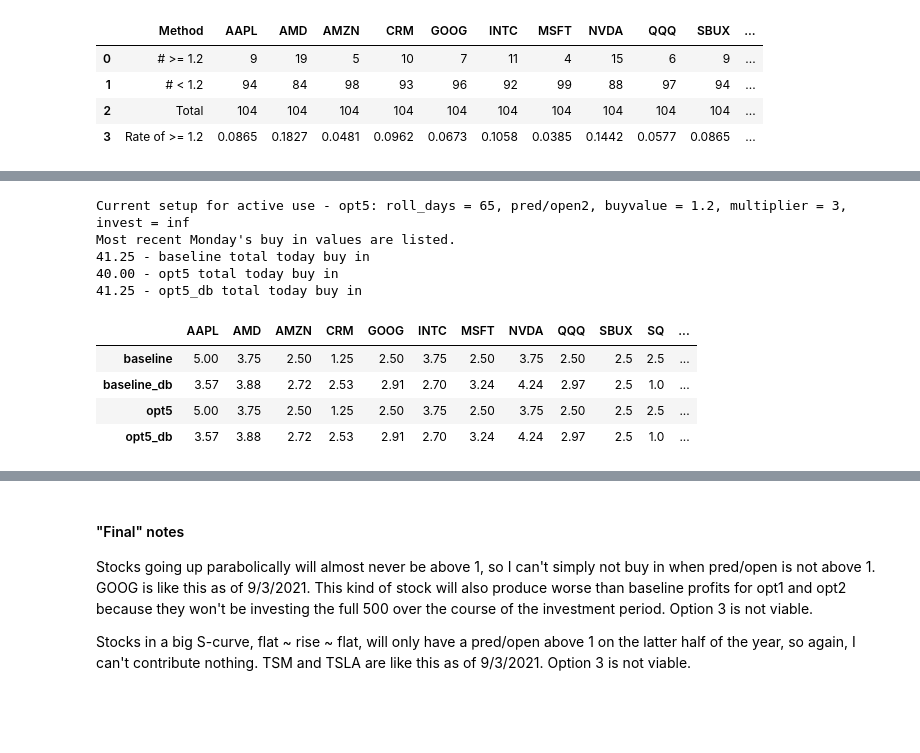
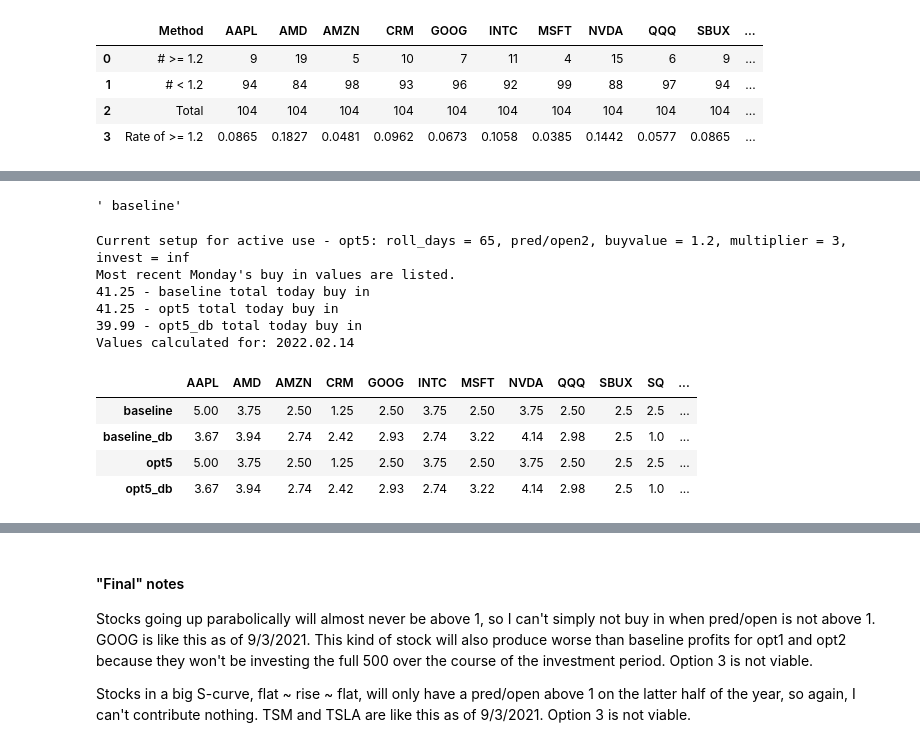
Before and after one commit to applewjr/Stock_Projects, a Jupyter notebook: pred_open.ipynb, the cells around one changed output, grey strips where cells are left out. Saved outputs shown, nothing was run; the diff lists cells and outputs as text; code cells hidden in the pictures; blank space fills up the shorter version.

```diff
--- a/pred_open.ipynb
+++ b/pred_open.ipynb
@@ -149,18 +152,19 @@ trade_type = 'stock'
 
 ### choose stocks of interest
 # stocks chosen must all have data for full range of dates
-stock_list = ['AAPL', 'AMD', 'AMZN', 'CRM', 'GOOG', 'INTC', 'MSFT', 'NVDA', 'QQQ', 'SBUX', 'SQ', 'TSLA', 'TSM'] # core list
+# stock_list = ['AAPL', 'AMD', 'AMZN', 'CRM', 'GOOG', 'INTC', 'MSFT', 'NVDA', 'QQQ', 'SBUX', 'SQ', 'TSLA', 'TSM'] # core list
 # stock_list = ['BTC-USD', 'ETH-USD']
 # stock_list = ['^GSPC'] # AKA S&P 500
 # stock_list = ['VFIAX', 'VTIAX', 'VTSAX']
-# stock_list = ['AAPL', 'SQ', 'TSLA'] # quicker for test runs
+stock_list = ['AAPL', 'SQ', 'TSLA'] # quicker for test runs
+# stock_list = ['AAPL']
 # stock_list = ['TDOC', 'PINS'] # for net loss test runs
 # stock_list = ['FDX', 'TFC', 'DCI', 'DIS', 'MDLZ', 'ROST', 'MDT', 'RTX', 'V'] # random-ish stocks
 
 ### choose how much to contribute each weekly period
 # may choose a single value for all stocks or a set of tailored values per stock
-contrib_amt = [5.00, 3.75, 2.50, 1.25, 2.50, 3.75, 2.50, 3.75, 2.50, 2.50, 2.50, 5.00, 3.75] # for core list new
-# contrib_amt = [10]
+# contrib_amt = [5.00, 3.75, 2.50, 1.25, 2.50, 3.75, 2.50, 3.75, 2.50, 2.50, 2.50, 5.00, 3.75] # for core list new
+contrib_amt = [10]
 # contrib_amt = [5]
 # contrib_amt = [350, 50, 100] # for 3 index list
 
@@ -316,6 +329,14 @@ if trade_type == 'crypto' or trade_type == 'index':
         # ,end = '2022-01-18'
         ,period = str(day_hist) + 'd'
     )
+
+    # ensures a single crypto or index can pass through, not just 2+
+    if len(stock_list) == 1:
+        df[stock_list[0]] = df['Open']
+        df = df[[stock_list[0]]]
+    else:
+        df = df['Open']
+
 else:
     # Pull all data except for today
     df_bulk = yf.download(
@@ -324,6 +345,14 @@ else:
             # ,end = '2022-01-18'
             ,period = str(day_hist) + 'd'
         )
+
+    # ensures a single stock can pass through, not just 2+
+    if len(stock_list) == 1:
+        df_bulk[stock_list[0]] = df_bulk['Open']
+        df_bulk = df_bulk[[stock_list[0]]]
+    else:
+        df_bulk = df_bulk['Open']
+
     df_good_index = df_bulk.copy() # used to grab the ideal index
     df_bulk.drop(df_bulk.tail(1).index,inplace=True) # bulk w/o the most recent day
 
@@ -335,7 +364,7 @@ else:
 
     # sub in good open data for today
     for i in stock_list:
-        df['Open', i][len(df)-1] = df_now['Open', i].copy()
+        df[i][len(df)-1] = df_now[i].copy()
 
-df['Open']
+df
 # %% [output]
@@ -1203,35 +1316,39 @@ try:
 except:
     print('Can\'t export data')
+# %%
+now.index[0]
+# %% [output]
+' baseline'
 # %%
-################## I/P - add dynamic baseline and opt 5 dynamic
-
 print(f'Current setup for active use - opt5: {roll_days = }, pred/open2, {buyvalue = }, {multiplier = }, {invest = }')
 print('Most recent Monday\'s buy in values are listed.')
 
 opt0_cost = 0
 opt5_cost = 0
 opt5_db_cost = 0
 for i in stock_list:
     opt0_cost += now.iloc[0][i]
-    opt5_cost += now.iloc[5][i]
-    opt5_db_cost += now.iloc[6][i]
+    opt5_cost += now.iloc[4][i]
+    opt5_db_cost += now.iloc[5][i]
 
-print(f'{opt0_cost:.2f} - baseline total today buy in')
-print(f'{opt5_cost:.2f} - opt5 total today buy in')
-print(f'{opt5_db_cost:.2f} - opt5_db total today buy in')
+print(f'{opt0_cost:.2f} -{now.index[0]} total today buy in')
+print(f'{opt5_cost:.2f} -{now.index[4]} total today buy in')
+print(f'{opt5_db_cost:.2f} -{now.index[5]} total today buy in')
+print(f'Values calculated for: {trade_day_date}')
 
 now.iloc[[0, 1, 4, 5]]
 # %% [output]
 Current setup for active use - opt5: roll_days = 65, pred/open2, buyvalue = 1.2, multiplier = 3, invest = inf
 Most recent Monday's buy in values are listed.
 41.25 - baseline total today buy in
-40.00 - opt5 total today buy in
-41.25 - opt5_db total today buy in
+41.25 - opt5 total today buy in
+39.99 - opt5_db total today buy in
+Values calculated for: 2022.02.14
 |  | AAPL | AMD | AMZN | CRM | GOOG | INTC | MSFT | NVDA | QQQ | SBUX | SQ | ... |
 | baseline | 5.00 | 3.75 | 2.50 | 1.25 | 2.50 | 3.75 | 2.50 | 3.75 | 2.50 | 2.5 | 2.5 | ... |
-| baseline_db | 3.57 | 3.88 | 2.72 | 2.53 | 2.91 | 2.70 | 3.24 | 4.24 | 2.97 | 2.5 | 1.0 | ... |
+| baseline_db | 3.67 | 3.94 | 2.74 | 2.42 | 2.93 | 2.74 | 3.22 | 4.14 | 2.98 | 2.5 | 1.0 | ... |
 | opt5 | 5.00 | 3.75 | 2.50 | 1.25 | 2.50 | 3.75 | 2.50 | 3.75 | 2.50 | 2.5 | 2.5 | ... |
-| opt5_db | 3.57 | 3.88 | 2.72 | 2.53 | 2.91 | 2.70 | 3.24 | 4.24 | 2.97 | 2.5 | 1.0 | ... |
+| opt5_db | 3.67 | 3.94 | 2.74 | 2.42 | 2.93 | 2.74 | 3.22 | 4.14 | 2.98 | 2.5 | 1.0 | ... |
 # %%
 print('pred/open2 current values')
 for j in stock_list:
```
Also changed, not shown: parts of 16 cells of this notebook.
